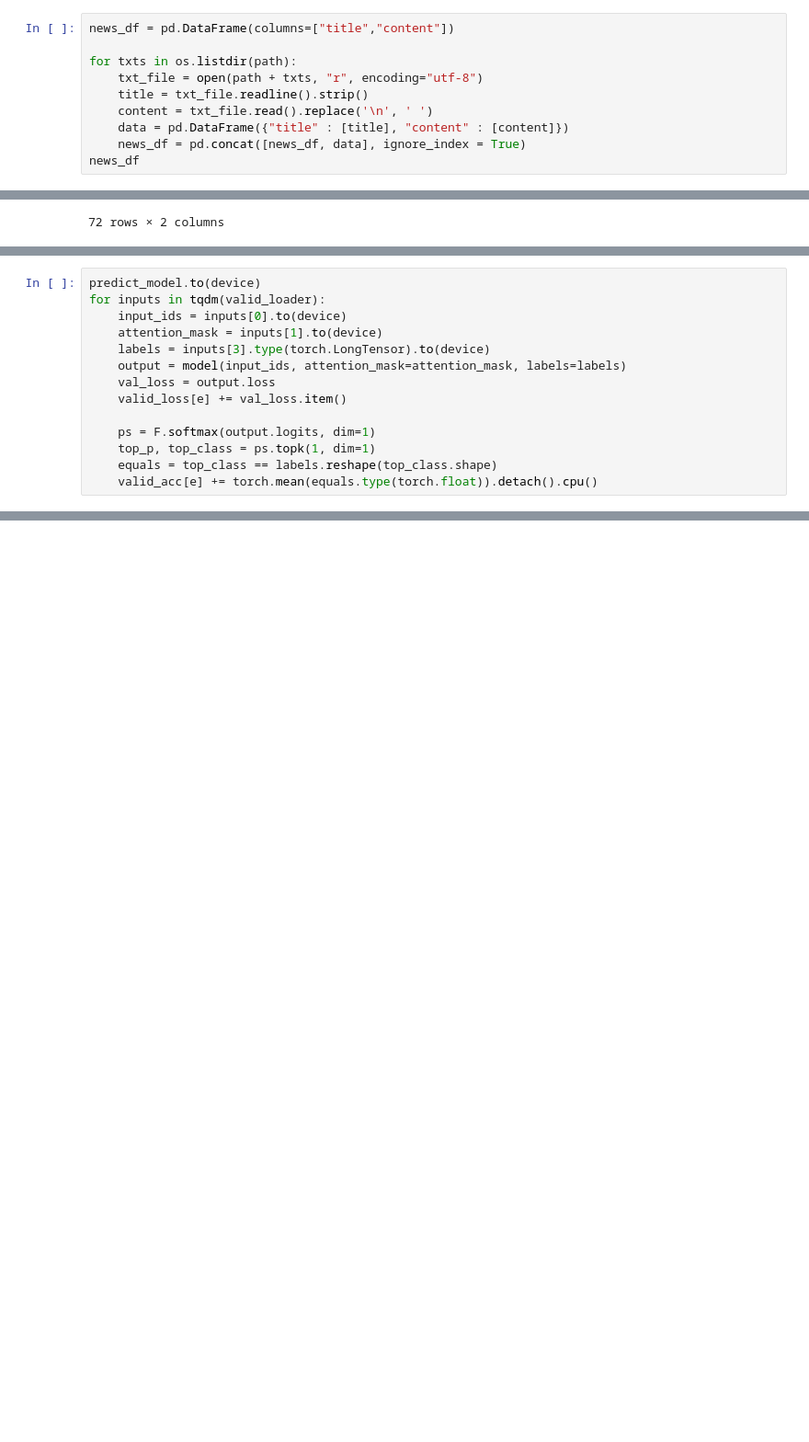
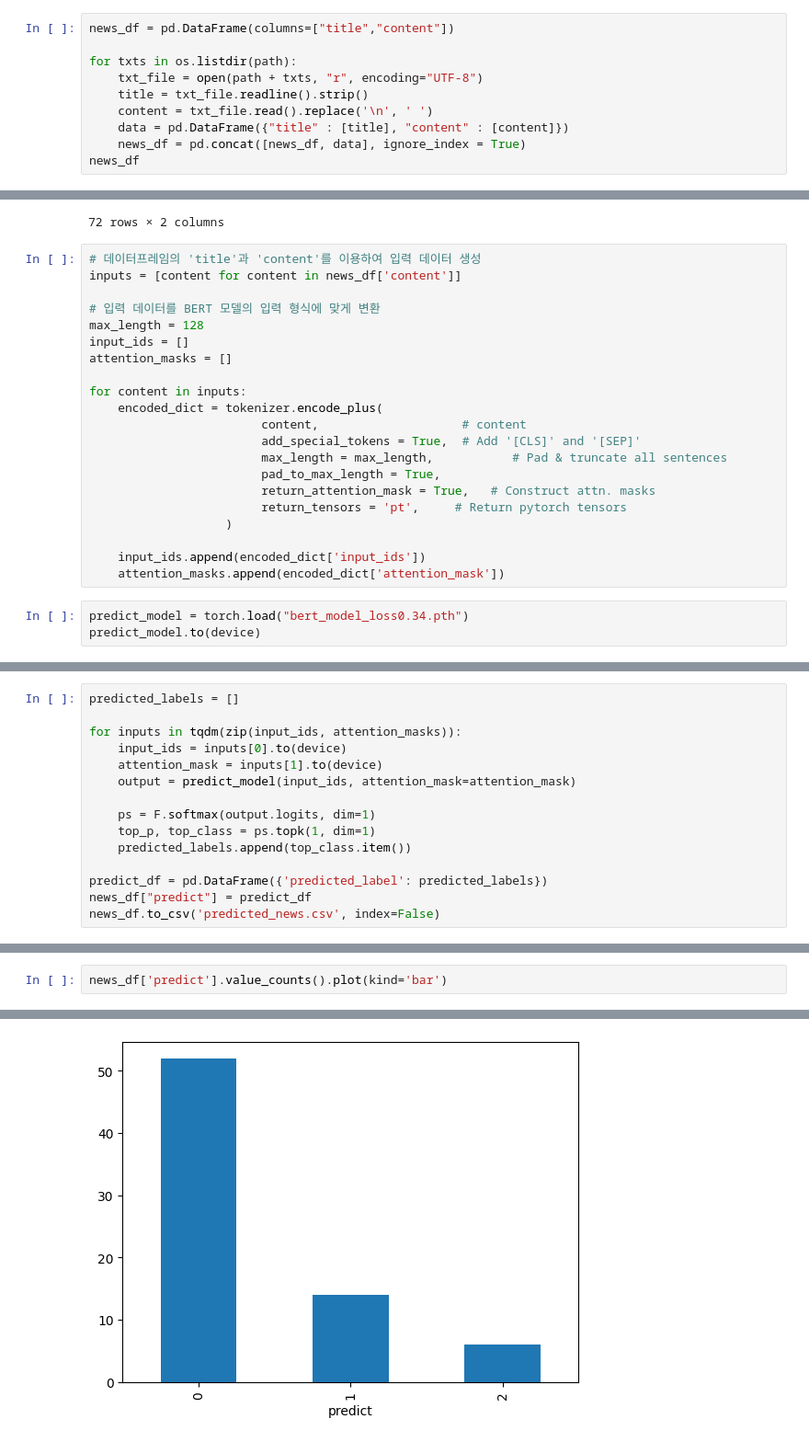
Before and after one commit to high-profit-guaranteed/ML, a Jupyter notebook: BERT_sentiment_analysis_eng.ipynb, the cells around one changed output, grey strips where cells are left out. Shown at 92% size. Drawn from its saved outputs; the diff is of its cells as text; blank space fills up the shorter version.

Commit message:
labeling 수정
코드 오류 수정

```diff
--- a/BERT_sentiment_analysis_eng.ipynb
+++ b/BERT_sentiment_analysis_eng.ipynb
@@ -449,7 +403,7 @@ path='C:/Users/yoonsung/Desktop/hlsw/capston/articles/'
 news_df = pd.DataFrame(columns=["title","content"])
 
 for txts in os.listdir(path):
-    txt_file = open(path + txts, "r", encoding="utf-8")
+    txt_file = open(path + txts, "r", encoding="UTF-8")
     title = txt_file.readline().strip()
     content = txt_file.read().replace('\n', ' ')
     data = pd.DataFrame({"title" : [title], "content" : [content]})
@@ -469,3 +423,27 @@ news_df
 | 70 | Wed, 03 Apr 2024 00:36:00 GMT | March was another tough month for... |
 | 71 | Tue, 02 Apr 2024 14:28:54 GMT | Tesla Inc TSLA shares are trading... |
 72 rows × 2 columns
+# %%
+# 데이터프레임의 'title'과 'content'를 이용하여 입력 데이터 생성
+inputs = [content for content in news_df['content']]
+
+# 입력 데이터를 BERT 모델의 입력 형식에 맞게 변환
+max_length = 128
+input_ids = []
+attention_masks = []
+
+for content in inputs:
+    encoded_dict = tokenizer.encode_plus(
+                        content,                    # content
+                        add_special_tokens = True,  # Add '[CLS]' and '[SEP]'
+                        max_length = max_length,           # Pad & truncate all sentences
+                        pad_to_max_length = True,
+                        return_attention_mask = True,   # Construct attn. masks
+                        return_tensors = 'pt',     # Return pytorch tensors
+                   )
+
+    input_ids.append(encoded_dict['input_ids'])
+    attention_masks.append(encoded_dict['attention_mask'])
+# %%
+predict_model = torch.load("bert_model_loss0.34.pth")
+predict_model.to(device)
@@ -472,14 +468,15 @@ news_df
 # %%
-predict_model.to(device)
-for inputs in tqdm(valid_loader):
+predicted_labels = []
+
+for inputs in tqdm(zip(input_ids, attention_masks)):
     input_ids = inputs[0].to(device)
     attention_mask = inputs[1].to(device)
-    labels = inputs[3].type(torch.LongTensor).to(device)
-    output = model(input_ids, attention_mask=attention_mask, labels=labels)
-    val_loss = output.loss
-    valid_loss[e] += val_loss.item()
+    output = predict_model(input_ids, attention_mask=attention_mask)
 
     ps = F.softmax(output.logits, dim=1)
     top_p, top_class = ps.topk(1, dim=1)
-    equals = top_class == labels.reshape(top_class.shape)
-    valid_acc[e] += torch.mean(equals.type(torch.float)).detach().cpu()
+    predicted_labels.append(top_class.item())
+
+predict_df = pd.DataFrame({'predicted_label': predicted_labels})
+news_df["predict"] = predict_df
+news_df.to_csv('predicted_news.csv', index=False)
@@ -487,0 +499,3 @@ AttributeError: 'collections.OrderedDict' object has no attribute 'to'
+# %%
+news_df['predict'].value_counts().plot(kind='bar')
+# %% [output]
@@ -487,0 +503 @@ AttributeError: 'collections.OrderedDict' object has no attribute 'to'
+[figure, added]
```
Also changed, not shown: parts of 9 cells of this notebook.
